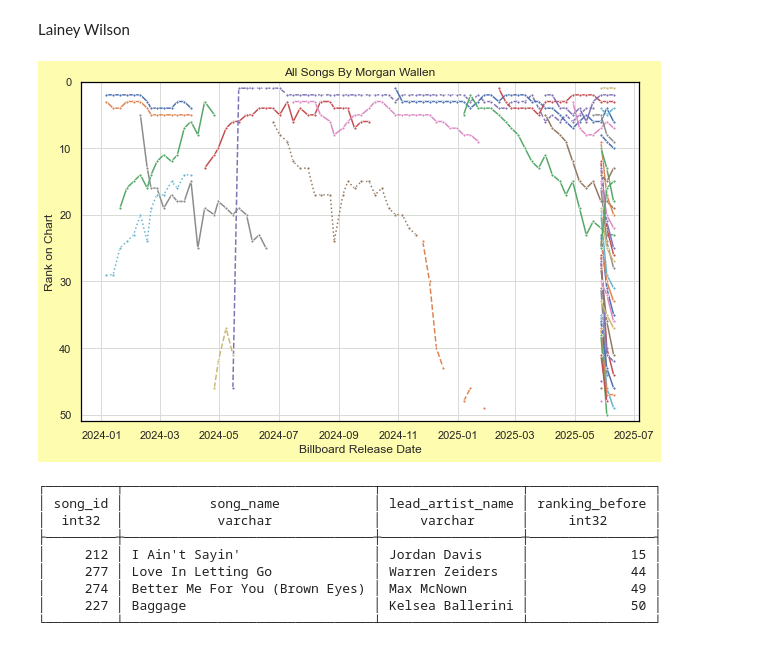
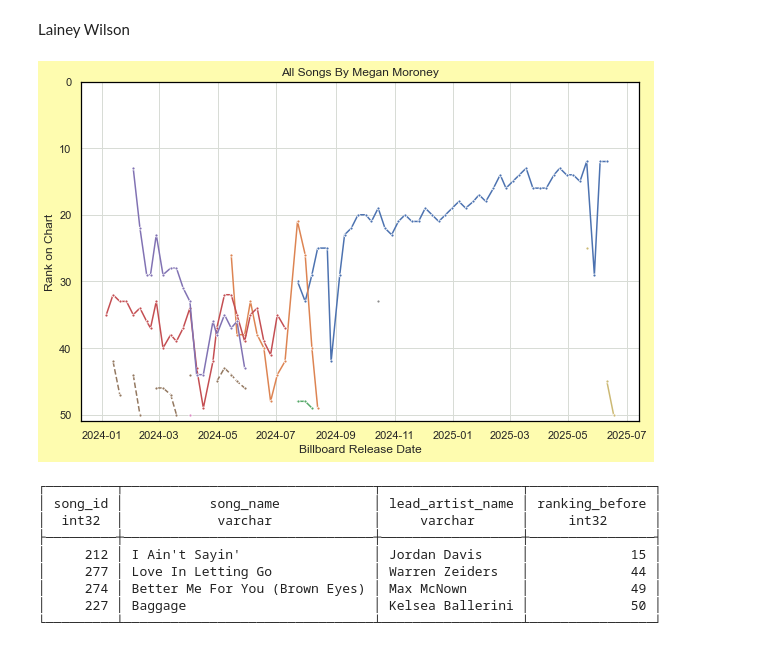
Before and after one commit to jwmanahan/billboard, a Jupyter notebook: add_new_week.ipynb, the cells around one changed output. Cells and saved outputs as stored; diff of their text form; code cells hidden in the pictures.

```diff
--- a/add_new_week.ipynb
+++ b/add_new_week.ipynb
@@ -33,7 +33,7 @@ sns.set(
 # Change the billboard_observation_date!
 # %%
 current_date = date.today().strftime('%Y-%m-%d')
-billboard_observation_date = '2025-06-10'
+billboard_observation_date = '2025-06-17'
 # %%
 # Set up SQL connection
 %config SqlMagic.autopandas = True
@@ -758,7 +751,7 @@ Lainey Wilson
 # %%
 # For now, manual artist name selection
 # TODO: Create charts for every artist on this week's chart at once
-artist_name = 'Morgan Wallen'
+artist_name = 'Megan Moroney'
 
 df_weeks_this_artist = df_weeks_for_artist.query(
     f"artist_name == '{artist_name}'"
@@ -769,34 +762,34 @@ df_weeks_this_artist = df_weeks_for_artist.query(
 #     this_artist_id = input("Please input artist ID for differentiation")
 #     df_weeks_this_artist[
 #         df_weeks_this_artist[artist_id] == this_artist_id
 #     ]
 
 for _, row in df_weeks_this_artist.pivot( # TODO no pivot to support legend in char 'song_name'
     index = 'song_id'
     , columns = 'billboard_observation_date' #TODO: weeks ago
     , values = 'billboard_rank'
 ).fillna(
     np.inf # suppresses only if a different song is on the chart in any week within this song's gap
 ).iterrows():
     graph = sns.lineplot(
         data = row
         , linestyle = credit_type_to_linestyle[
             df_weeks_this_artist[
                 df_weeks_this_artist['song_id'] == row.name
             ].groupby('relationship_type').count().iloc[0].name
         ]
         , marker = '.'
     )
 
 graph.set(
     title = f'All Songs By {artist_name}'
     , xlabel = 'Billboard Release Date' # Really observation date (for now)
     , ylabel = 'Rank on Chart'
     , ylim = [0, 51]
 )
 graph.axes.invert_yaxis()
 # %% [output]
-[figure, old version]
+[figure, new version]
 # %%
 # TODO: Set comparison_observation_date as num weeks back, not specific date
 current_observation_date = billboard_observation_date
```
Also changed, not shown: parts of 24 cells of this notebook, 5 other files.
